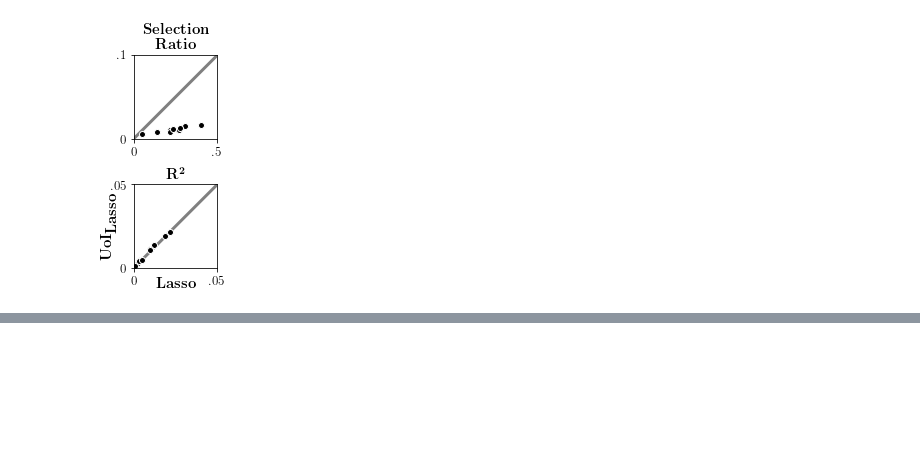
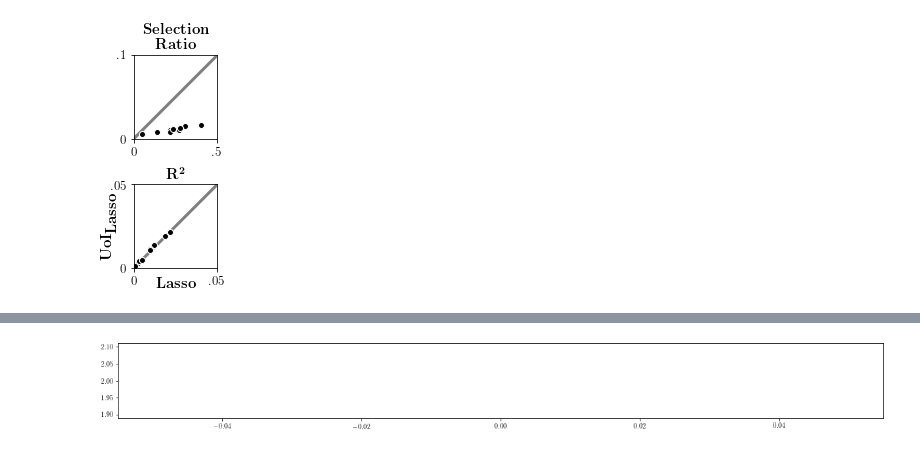
Before and after one commit to pssachdeva/uoi_neuroscience, a Jupyter notebook: tuning/figure4.ipynb, the cells around one changed output, grey strips where cells are left out. Cells and saved outputs as stored; diff of their text form; code cells hidden in the pictures; blank space fills up the shorter version.

```diff
--- a/tuning/figure4.ipynb
+++ b/tuning/figure4.ipynb
@@ -234,0 +294,6 @@ plt.savefig('figure4_2_redwood.pdf', bbox_inches='tight')
+# %%
+fig, ax = plt.subplots(figsize=(20, 2))
+ax.plot(2)
+plt.show()
+# %% [output]
+[figure, added]
```
Also changed, not shown: parts of 3 cells of this notebook, 8 other files.
